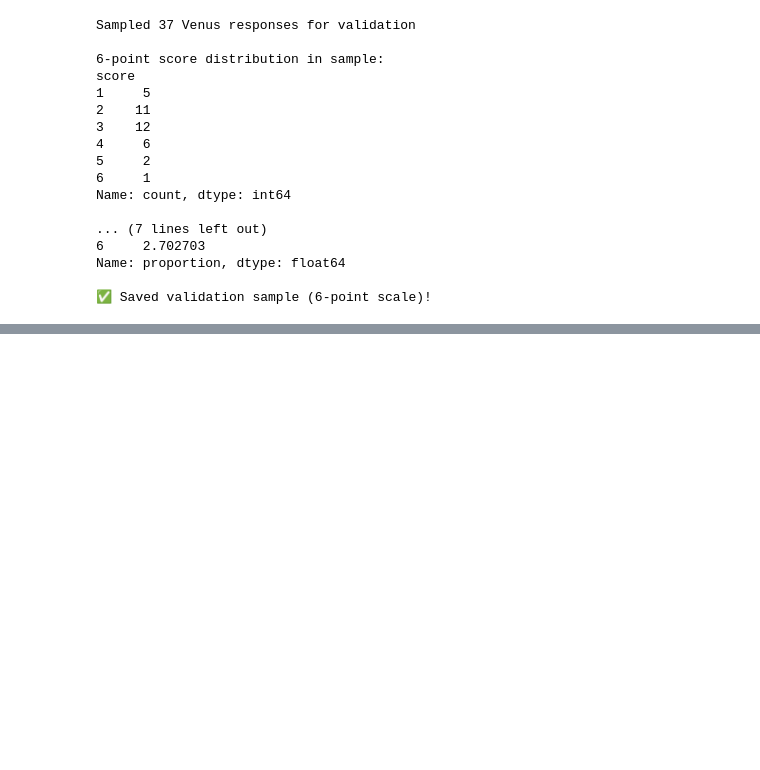
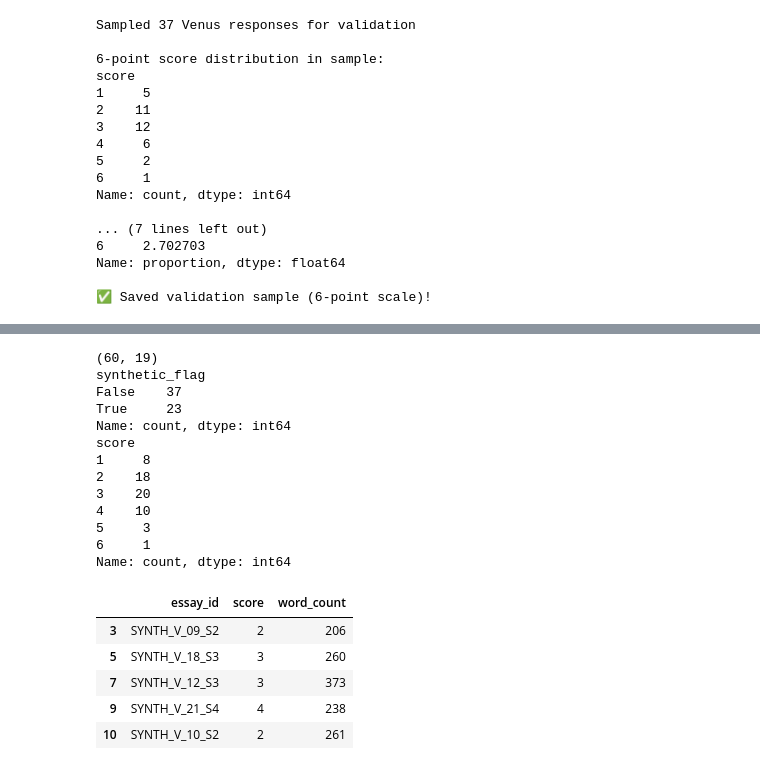
Before and after one commit to baker-jr-john/automated-summary-evaluation-llm, a Jupyter notebook: automated_summary_evaluation_llm_rubric_feedback.ipynb, the cells around one changed output, grey strips where cells are left out. Saved outputs shown, nothing was run; the diff lists cells and outputs as text; code cells hidden in the pictures; blank space fills up the shorter version.

```diff
--- a/automated_summary_evaluation_llm_rubric_feedback.ipynb
+++ b/automated_summary_evaluation_llm_rubric_feedback.ipynb
@@ -178,0 +1259,29 @@ Name: proportion, dtype: float64
+# %%
+combined_df = pd.read_csv(COMBINED_PATH)
+
+print(combined_df.shape)  # should be (60, ...)
+print(combined_df["synthetic_flag"].value_counts())
+print(combined_df["score"].value_counts().sort_index())
+
+# Look at a few synthetic rows
+combined_df[combined_df["synthetic_flag"]].head()[["essay_id", "score", "word_count"]]
+# %% [output]
+(60, 19)
+synthetic_flag
+False    37
+True     23
+Name: count, dtype: int64
+score
+1     8
+2    18
+3    20
+4    10
+5     3
+6     1
+Name: count, dtype: int64
+|  | essay_id | score | word_count |
+| 3 | SYNTH_V_09_S2 | 2 | 206 |
+| 5 | SYNTH_V_18_S3 | 3 | 260 |
+| 7 | SYNTH_V_12_S3 | 3 | 373 |
+| 9 | SYNTH_V_21_S4 | 4 | 238 |
+| 10 | SYNTH_V_10_S2 | 2 | 261 |
```
Also changed, not shown: parts of 7 cells of this notebook.
